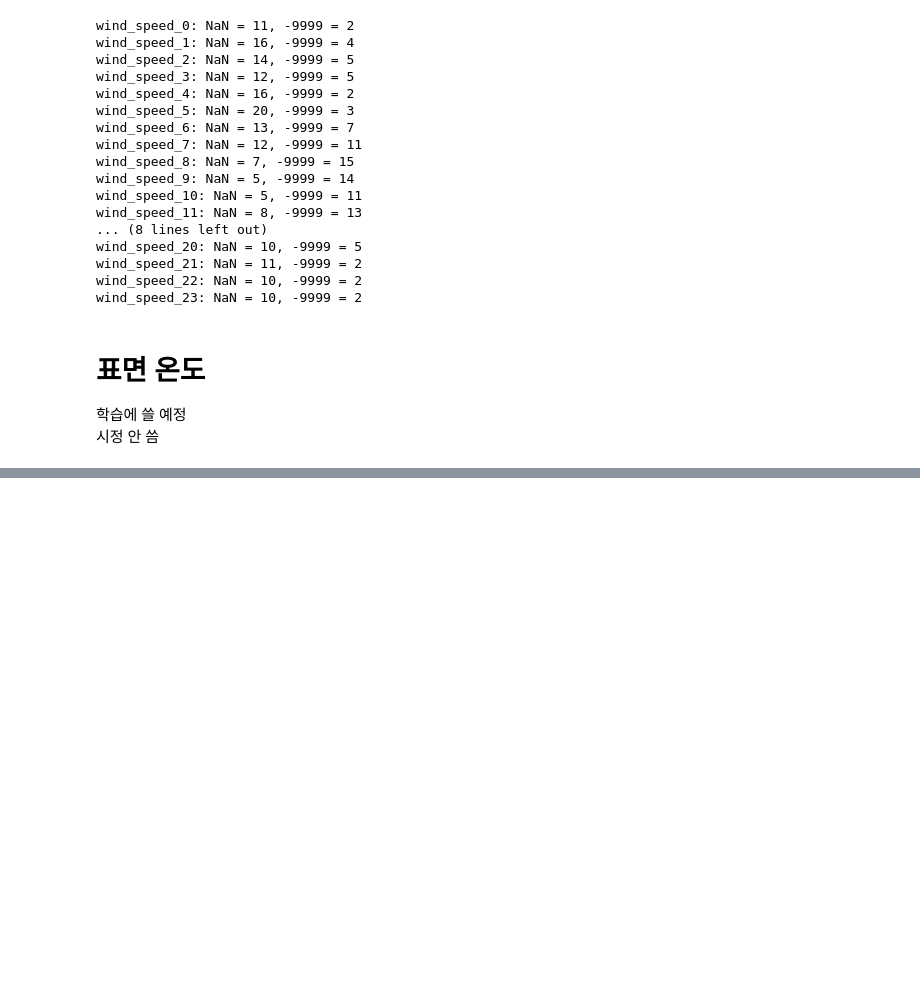
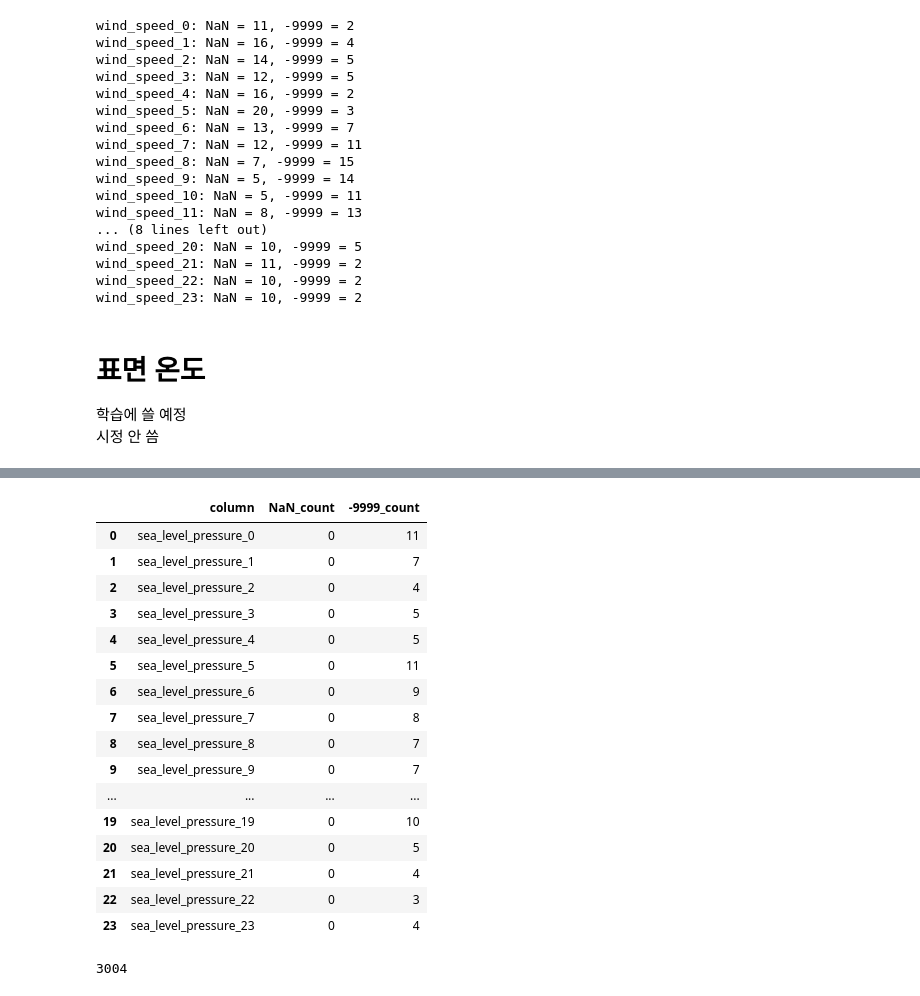
Before and after one commit to MegaHotCoder/m, a Jupyter notebook: ML_firstKaggle.ipynb, the cells around one changed output, grey strips where cells are left out. Drawn from its saved outputs; the diff is of its cells as text; code cells hidden in the pictures; blank space fills up the shorter version.

```diff
--- a/ML_firstKaggle.ipynb
+++ b/ML_firstKaggle.ipynb
@@ -811,0 +929,20 @@ df[surface_temp_cols] = df_surface
+# %%
+check_missing(df,"sea_level_pressure")
+# %% [output]
+|  | column | NaN_count | -9999_count |
+| 0 | sea_level_pressure_0 | 0 | 11 |
+| 1 | sea_level_pressure_1 | 0 | 7 |
+| 2 | sea_level_pressure_2 | 0 | 4 |
+| 3 | sea_level_pressure_3 | 0 | 5 |
+| 4 | sea_level_pressure_4 | 0 | 5 |
+| 5 | sea_level_pressure_5 | 0 | 11 |
+| 6 | sea_level_pressure_6 | 0 | 9 |
+| 7 | sea_level_pressure_7 | 0 | 8 |
+| 8 | sea_level_pressure_8 | 0 | 7 |
+| 9 | sea_level_pressure_9 | 0 | 7 |
+| ... | ... | ... | ... |
+| 19 | sea_level_pressure_19 | 0 | 10 |
+| 20 | sea_level_pressure_20 | 0 | 5 |
+| 21 | sea_level_pressure_21 | 0 | 4 |
+| 22 | sea_level_pressure_22 | 0 | 3 |
+| 23 | sea_level_pressure_23 | 0 | 4 |
@@ -811,0 +994,4 @@ df[surface_temp_cols] = df_surface
+# %%
+print(len(testD))
+# %% [output]
+3004
```
Also changed, not shown: parts of 46 cells of this notebook.
